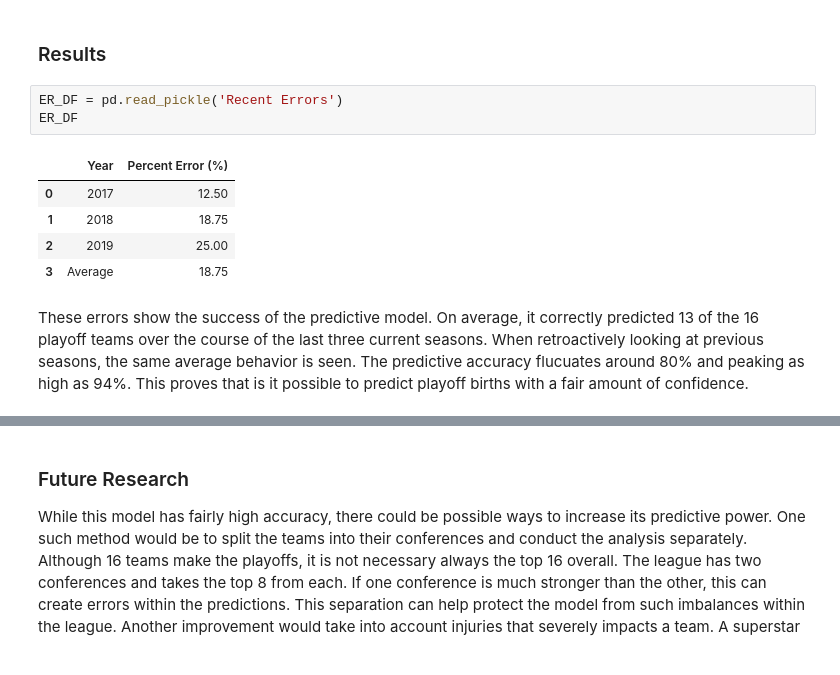
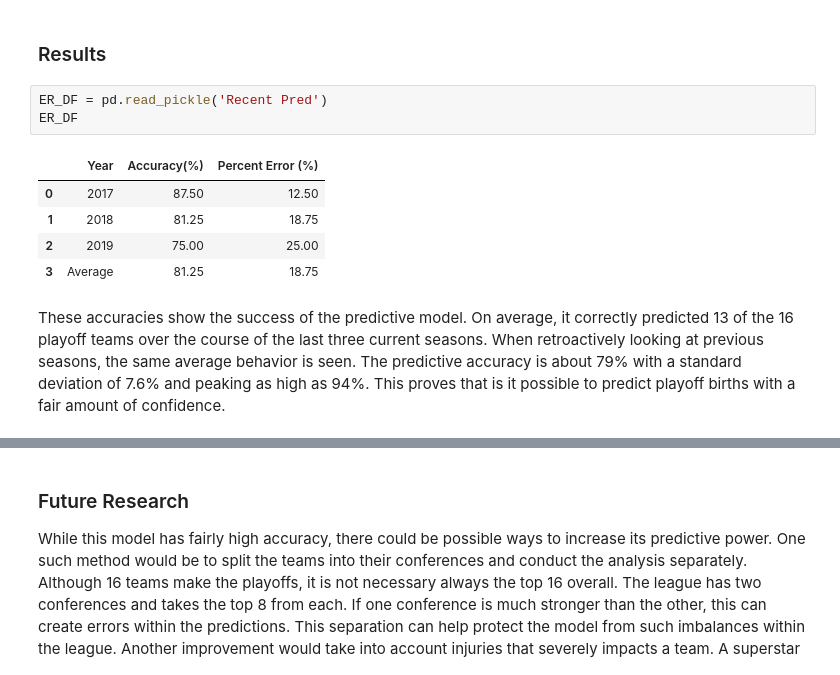
Before and after one commit to RM817/NBA-Playoff-Birth-Predicition-Model, a Jupyter notebook: RonaldMusser_Capstone1_Presentation.ipynb, the cells around one changed output, grey strips where cells are left out. Cells and saved outputs as stored; diff of their text form.

```diff
--- a/RonaldMusser_Capstone1_Presentation.ipynb
+++ b/RonaldMusser_Capstone1_Presentation.ipynb
@@ -126,14 +126,14 @@ In order to predict which teams are going to make the playoffs in 2017, a scorin
 # %% [markdown]
 ### Results
 # %%
-ER_DF = pd.read_pickle('Recent Errors')
+ER_DF = pd.read_pickle('Recent Pred')
 ER_DF
 # %% [output]
-|  | Year | Percent Error (%) |
-| 0 | 2017 | 12.50 |
-| 1 | 2018 | 18.75 |
-| 2 | 2019 | 25.00 |
-| 3 | Average | 18.75 |
+|  | Year | Accuracy(%) | Percent Error (%) |
+| 0 | 2017 | 87.50 | 12.50 |
+| 1 | 2018 | 81.25 | 18.75 |
+| 2 | 2019 | 75.00 | 25.00 |
+| 3 | Average | 81.25 | 18.75 |
 # %% [markdown]
-These errors show the success of the predictive model. On average, it correctly predicted 13 of the 16 playoff teams over the course of the last three current seasons. When retroactively looking at previous seasons, the same average behavior is seen. The predictive accuracy flucuates around 80% and peaking as high as 94%. This proves that is it possible to predict playoff births with a fair amount of confidence.
+These accuracies show the success of the predictive model. On average, it correctly predicted 13 of the 16 playoff teams over the course of the last three current seasons. When retroactively looking at previous seasons, the same average behavior is seen. The predictive accuracy is about 79% with a standard deviation of 7.6% and peaking as high as 94%. This proves that is it possible to predict playoff births with a fair amount of confidence.
 # %% [markdown]
```
Also changed, not shown: parts of 1 cell of this notebook, 1 other file.
